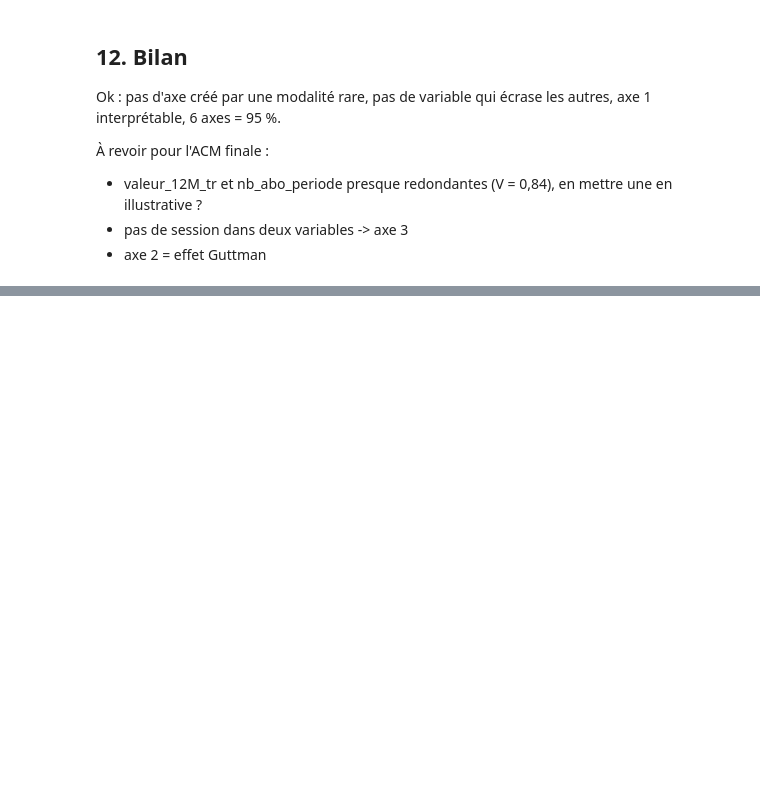
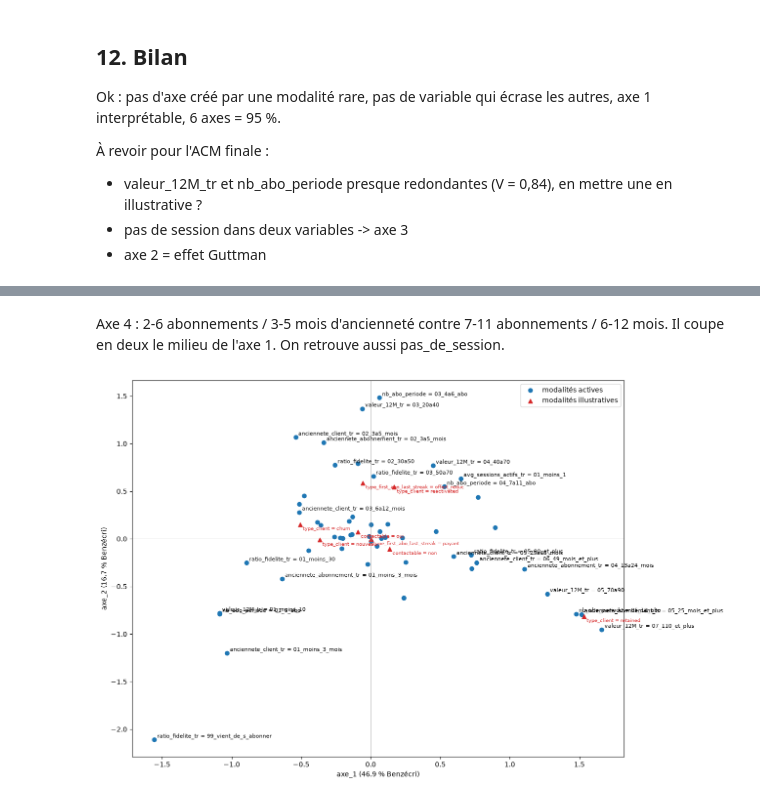
Before and after one commit to MoussaLabs/Clustering, a Jupyter notebook: analyse_avant_acm_v2.ipynb, the cells around one changed output, grey strips where cells are left out. Drawn from its saved outputs; the diff is of its cells as text; code cells hidden in the pictures; blank space fills up the shorter version.

```diff
--- a/analyse_avant_acm_v2.ipynb
+++ b/analyse_avant_acm_v2.ipynb
@@ -1866,0 +1876,7 @@ Ok : pas d'axe créé par une modalité rare, pas de variable qui écrase les au
+# %%
+ecarts_ech = []
+for var in variables_actives + variables_illustratives:
+    difference = df2[var].value_counts(normalize=True) - ech[var].value_counts(normalize=True)
+    ecarts_ech.append([var, difference.abs().max() * 100])
+
+pd.DataFrame(ecarts_ech, columns=["variable", "ecart_max_pct"]).round(2)
@@ -1866,0 +1905,31 @@ Ok : pas d'axe créé par une modalité rare, pas de variable qui écrase les au
+# %%
+def acm(data, actives):
+    Z = pd.get_dummies(data[actives], prefix_sep=" = ").astype(float)
+    n = len(Z)
+    Q = len(actives)
+    J = Z.shape[1]
+
+    poids = Z.sum() / (n * Q)
+    m = (Z.T @ Z) / (n * Q**2) - np.outer(poids, poids)
+    m = m / np.sqrt(np.outer(poids, poids))
+
+    valeurs, vecteurs = np.linalg.eigh(m)
+    ordre = np.argsort(valeurs)[::-1][:J - Q]
+    valeurs = valeurs[ordre]
+    vecteurs = vecteurs[:, ordre]
+    axes = ["axe_" + str(k + 1) for k in range(J - Q)]
+
+    vp = pd.DataFrame({"valeur_propre": valeurs}, index=axes)
+    vp["pct_inertie"] = valeurs / valeurs.sum() * 100
+    corrigees = np.where(valeurs > 1 / Q, (Q / (Q - 1)) ** 2 * (valeurs - 1 / Q) ** 2, 0)
+    vp["pct_benzecri"] = corrigees / corrigees.sum() * 100
+    vp["pct_benzecri_cumule"] = vp["pct_benzecri"].cumsum()
+
+    coord = pd.DataFrame(vecteurs * np.sqrt(valeurs), index=Z.columns, columns=axes)
+    coord = coord.div(np.sqrt(poids), axis=0)
+    contrib = pd.DataFrame(vecteurs**2 * 100, index=Z.columns, columns=axes)
+    frequence = Z.mean()
+    cos2 = (coord**2).div(1 / frequence - 1, axis=0)
+
+    return {"Z": Z, "Q": Q, "J": J, "valeurs": valeurs, "vp": vp,
+            "coord": coord, "contrib": contrib, "cos2": cos2, "frequence": frequence}
@@ -1866,0 +2007,4 @@ Ok : pas d'axe créé par une modalité rare, pas de variable qui écrase les au
+# %%
+res1 = acm(ech, variables_actives)
+print("axes gardés (95 % Benzécri) :", axes_gardes(res1))
+res1["vp"].round(3).head(10)
@@ -1866,0 +2116,7 @@ Ok : pas d'axe créé par une modalité rare, pas de variable qui écrase les au
+# %% [markdown]
+Axe 4 : 2-6 abonnements / 3-5 mois d'ancienneté contre 7-11 abonnements / 6-12 mois. Il coupe en deux le milieu de l'axe 1. On retrouve aussi pas_de_session.
+# %%
+illus1 = coord_illustratives(res1, ech, variables_illustratives)
+plan(res1, illus1, "axe_1", "axe_2")
+# %% [output]
+[figure, added]
```
Also changed, not shown: parts of 43 cells of this notebook, 1 other file.
